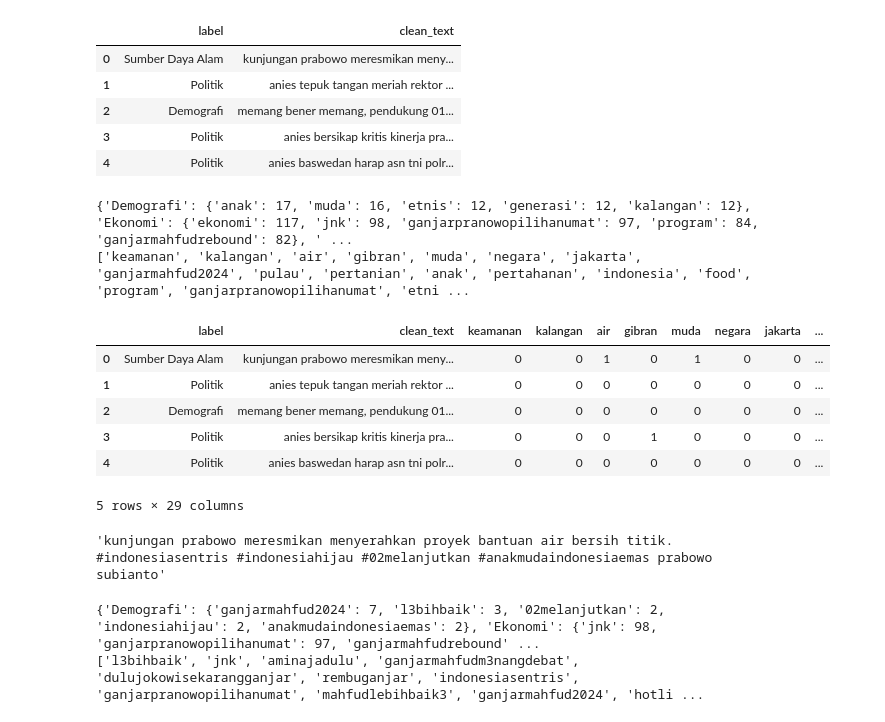
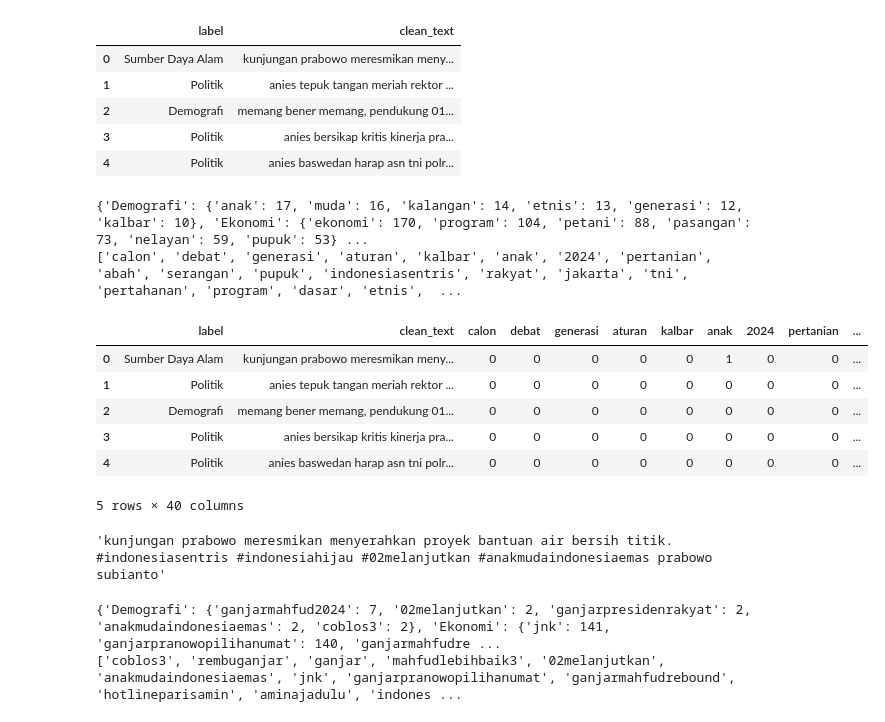
Before and after one commit to srikresna/kesatriyan-2024, a Jupyter notebook: notebook/model_3.ipynb, the cells around one changed output. Cells and saved outputs as stored; diff of their text form; code cells hidden in the pictures.

```diff
--- a/notebook/model_3.ipynb
+++ b/notebook/model_3.ipynb
@@ -57,30 +60,36 @@ def get_top_words(df, n=3, stop_words=None):
 
     return words_freq, features
 # %%
-words_freq, features = get_top_words(df, n=5, stop_words=['ganjar', 'anies', 'prabowo', 'mahfud', 'pranowo', 'dalam'])
+words_freq, features_kata = get_top_words(df, n=6, stop_words=['ganjar', 'anies', 'prabowo',
+                                                           'mahfud', 'pranowo', 'dalam',
+                                                             'ganjarpranowopilihanumat', 'ganjarmahfudrebound', 'ganjarmahfud2024',
+                                                             'indonesia', 'capres', 'gibran', 'md',
+                                                             'cawapres', 'presiden', 'jnk',
+
+                                                             ])
 print(words_freq)
-print(features)
+print(features_kata)
 # %% [output]
-{'Demografi': {'anak': 17, 'muda': 16, 'etnis': 12, 'generasi': 12, 'kalangan': 12}, 'Ekonomi': {'ekonomi': 117, 'jnk': 98, 'ganjarpranowopilihanumat': 97, 'program': 84, 'ganjarmahfudrebound': 82}, ' ...
-['keamanan', 'kalangan', 'air', 'gibran', 'muda', 'negara', 'jakarta', 'ganjarmahfud2024', 'pulau', 'pertanian', 'anak', 'pertahanan', 'indonesia', 'food', 'program', 'ganjarpranowopilihanumat', 'etni ...
+{'Demografi': {'anak': 17, 'muda': 16, 'kalangan': 14, 'etnis': 13, 'generasi': 12, 'kalbar': 10}, 'Ekonomi': {'ekonomi': 170, 'program': 104, 'petani': 88, 'pasangan': 73, 'nelayan': 59, 'pupuk': 53} ...
+['calon', 'debat', 'generasi', 'aturan', 'kalbar', 'anak', '2024', 'pertanian', 'abah', 'serangan', 'pupuk', 'indonesiasentris', 'rakyat', 'jakarta', 'tni', 'pertahanan', 'program', 'dasar', 'etnis',  ...
 # %%
 # tambahkan fitur ke dataframe dan isi dengan frekuensi kata
-for feature in features:
+for feature in features_kata:
     df[feature] = 0
 
 for i, row in df.iterrows():
-    for feature in features:
+    for feature in features_kata:
         df.at[i, feature] = row['clean_text'].count(feature)
 
 df.head()
 # %% [output]
-|  | label | clean_text | keamanan | kalangan | air | gibran | muda | negara | jakarta | ... |
-| 0 | Sumber Daya Alam | kunjungan prabowo meresmikan meny... | 0 | 0 | 1 | 0 | 1 | 0 | 0 | ... |
-| 1 | Politik | anies tepuk tangan meriah rektor ... | 0 | 0 | 0 | 0 | 0 | 0 | 0 | ... |
-| 2 | Demografi | memang bener memang, pendukung 01... | 0 | 0 | 0 | 0 | 0 | 0 | 0 | ... |
-| 3 | Politik | anies bersikap kritis kinerja pra... | 0 | 0 | 0 | 1 | 0 | 0 | 0 | ... |
-| 4 | Politik | anies baswedan harap asn tni polr... | 0 | 0 | 0 | 0 | 0 | 0 | 0 | ... |
+|  | label | clean_text | calon | debat | generasi | aturan | kalbar | anak | 2024 | pertanian | ... |
+| 0 | Sumber Daya Alam | kunjungan prabowo meresmikan meny... | 0 | 0 | 0 | 0 | 0 | 1 | 0 | 0 | ... |
+| 1 | Politik | anies tepuk tangan meriah rektor ... | 0 | 0 | 0 | 0 | 0 | 0 | 0 | 0 | ... |
+| 2 | Demografi | memang bener memang, pendukung 01... | 0 | 0 | 0 | 0 | 0 | 0 | 0 | 0 | ... |
+| 3 | Politik | anies bersikap kritis kinerja pra... | 0 | 0 | 0 | 0 | 0 | 0 | 0 | 0 | ... |
+| 4 | Politik | anies baswedan harap asn tni polr... | 0 | 0 | 0 | 0 | 0 | 0 | 0 | 0 | ... |
-5 rows × 29 columns
+5 rows × 40 columns
 # %%
 df['clean_text'].iloc[0]
 # %% [output]
@@ -120,12 +129,12 @@ def get_top_hashtags(df, n=3, stopwords=None):
 
     return hashtags_freq, features
 # %%
-stopwords = []
-hashtags_freq, features = get_top_hashtags(df, n=5, stopwords=stopwords)
+stopwords = ['l3bihbaik', ]
+hashtags_freq, features_hastag = get_top_hashtags(df, n=5, stopwords=stopwords)
 print(hashtags_freq)
-print(features)
+print(features_hastag)
 # %% [output]
-{'Demografi': {'ganjarmahfud2024': 7, 'l3bihbaik': 3, '02melanjutkan': 2, 'indonesiahijau': 2, 'anakmudaindonesiaemas': 2}, 'Ekonomi': {'jnk': 98, 'ganjarpranowopilihanumat': 97, 'ganjarmahfudrebound' ...
-['l3bihbaik', 'jnk', 'aminajadulu', 'ganjarmahfudm3nangdebat', 'dulujokowisekarangganjar', 'rembuganjar', 'indonesiasentris', 'ganjarpranowopilihanumat', 'mahfudlebihbaik3', 'ganjarmahfud2024', 'hotli ...
+{'Demografi': {'ganjarmahfud2024': 7, '02melanjutkan': 2, 'ganjarpresidenrakyat': 2, 'anakmudaindonesiaemas': 2, 'coblos3': 2}, 'Ekonomi': {'jnk': 141, 'ganjarpranowopilihanumat': 140, 'ganjarmahfudre ...
+['coblos3', 'rembuganjar', 'ganjar', 'mahfudlebihbaik3', '02melanjutkan', 'anakmudaindonesiaemas', 'jnk', 'ganjarpranowopilihanumat', 'ganjarmahfudrebound', 'hotlineparisamin', 'aminajadulu', 'indones ...
 # %%
 # tambahkan fitur ke dataframe dan isi dengan frekuensi hashtag
```
Also changed, not shown: parts of 12 cells of this notebook, 3 other files.
